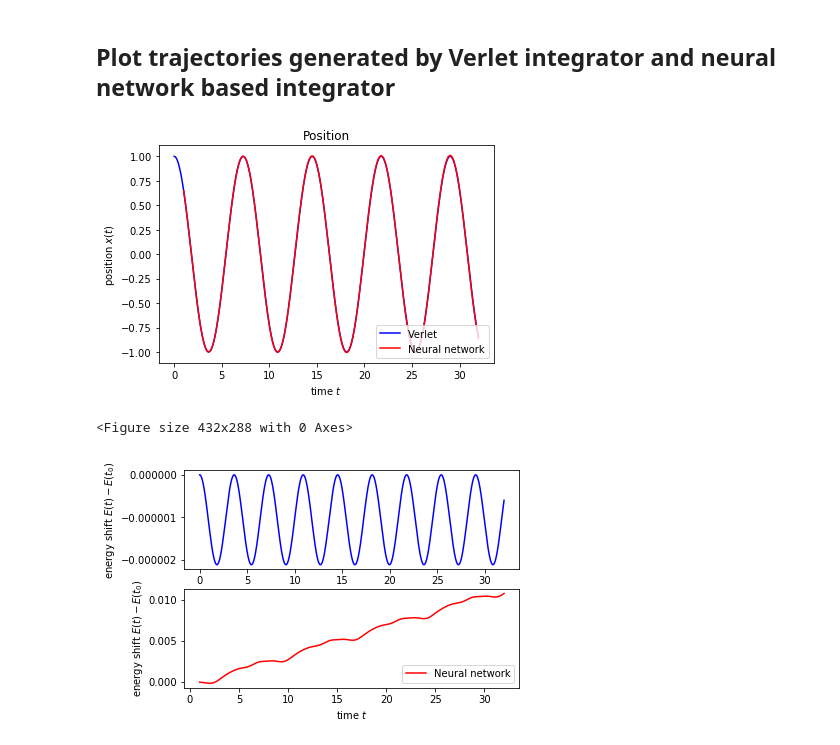
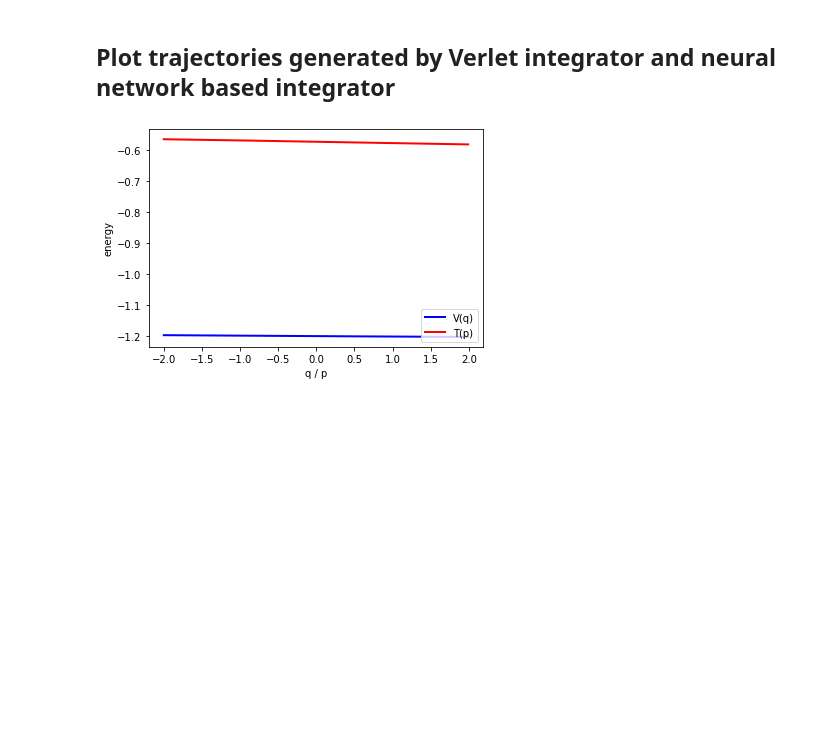
Before and after one commit to eikehmueller/neuralnetworkintegrators, a Jupyter notebook: NNIntegrator.ipynb, the cells around one changed output. Saved outputs shown, nothing was run; the diff lists cells and outputs as text; code cells hidden in the pictures; blank space fills up the shorter version.

Commit message:
Tweaked NN architecture, added code for visualising potential and kinetic energy of Hamiltonian network

```diff
--- a/NNIntegrator.ipynb
+++ b/NNIntegrator.ipynb
@@ -56,6 +57,7 @@ class NNIntegrator(object):
         self.dt = dt
         self.dim = 2*self.dynamical_system.dim
         self.nsteps = nsteps
+        self.xv = np.zeros((1,self.nsteps,self.dim))
 
     def set_state(self,x,v):
         '''Set the current state of the integrator
@@ -189,12 +191,12 @@ harmonic_oscillator = HarmonicOscillator(mass,k_spring)
 verlet_integrator = VerletIntegrator(harmonic_oscillator,dt_verlet)
 
 if use_hamiltonian:
-    V_pot_layers = [keras.layers.Dense(32,activation='tanh'),
-                    keras.layers.Dense(32,activation='tanh'),
-                    keras.layers.Dense(1,activation='tanh')]
-    T_kin_layers = [keras.layers.Dense(32,activation='tanh'),
-                    keras.layers.Dense(32,activation='tanh'),
-                    keras.layers.Dense(1,activation='tanh')]
+    V_pot_layers = [keras.layers.Dense(16,activation='sigmoid'),
+                    keras.layers.Dense(16,activation='sigmoid'),
+                    keras.layers.Dense(16,activation='sigmoid')]
+    T_kin_layers = [keras.layers.Dense(16,activation='sigmoid'),
+                    keras.layers.Dense(16,activation='sigmoid'),
+                    keras.layers.Dense(16,activation='sigmoid')]
     nn_integrator = HamiltonianNNIntegrator(harmonic_oscillator,dt,V_pot_layers,T_kin_layers)
 else:
     if use_LSTM:
@@ -383,7 +385,18 @@ for ax in axs:
     ax.set_xlabel('time $t$')
     ax.set_ylabel('energy shift $E(t)-E(t_0)$')
 plt.show()
-# %% [output]
-[figure, removed]
-<Figure size 432x288 with 0 Axes>
-[figure, removed]
+# %%
+# Plot potential and kinetic energy (for debugging)
+X = tf.expand_dims(tf.constant(np.arange(-2.0,2.0,0.01)),axis=1)
+
+V_pot = nn_integrator.model.V_pot(X).numpy().flatten()
+T_kin = nn_integrator.model.T_kin(X).numpy().flatten()
+plt.plot(X,V_pot,linewidth=2,color='blue',label='V(q)')
+plt.plot(X,T_kin,linewidth=2,color='red',label='T(p)')
+ax = plt.gca()
+ax.set_xlabel('q / p')
+ax.set_ylabel('energy')
+ax.legend(loc='lower right')
+plt.show()
+# %% [output]
+[figure, added]
```
Also changed, not shown: parts of 3 cells of this notebook.
